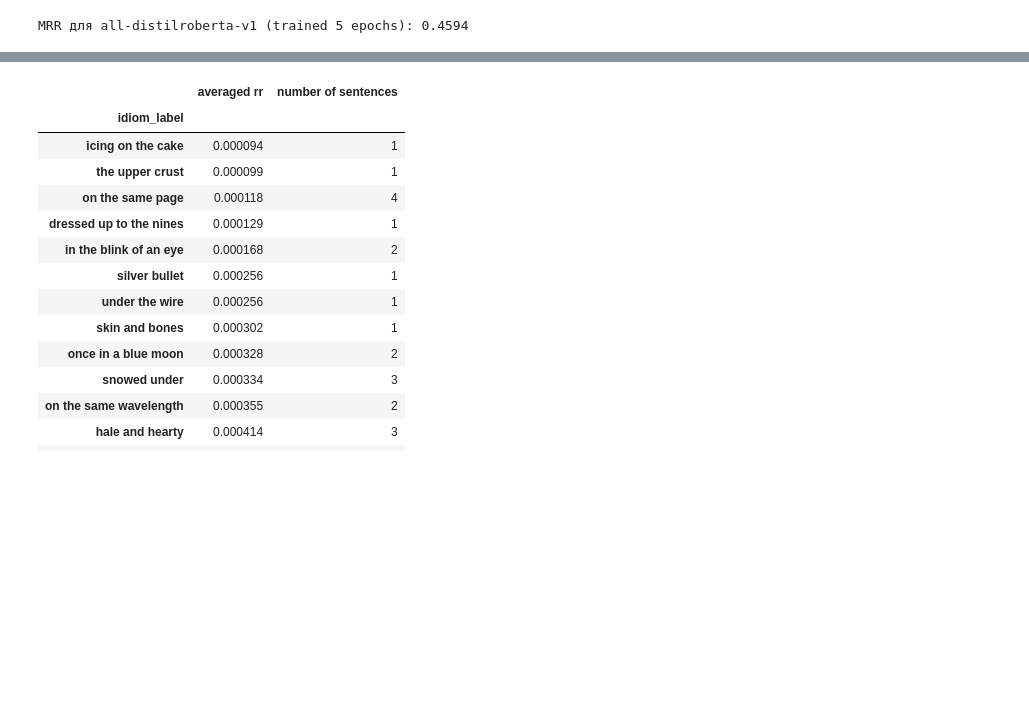
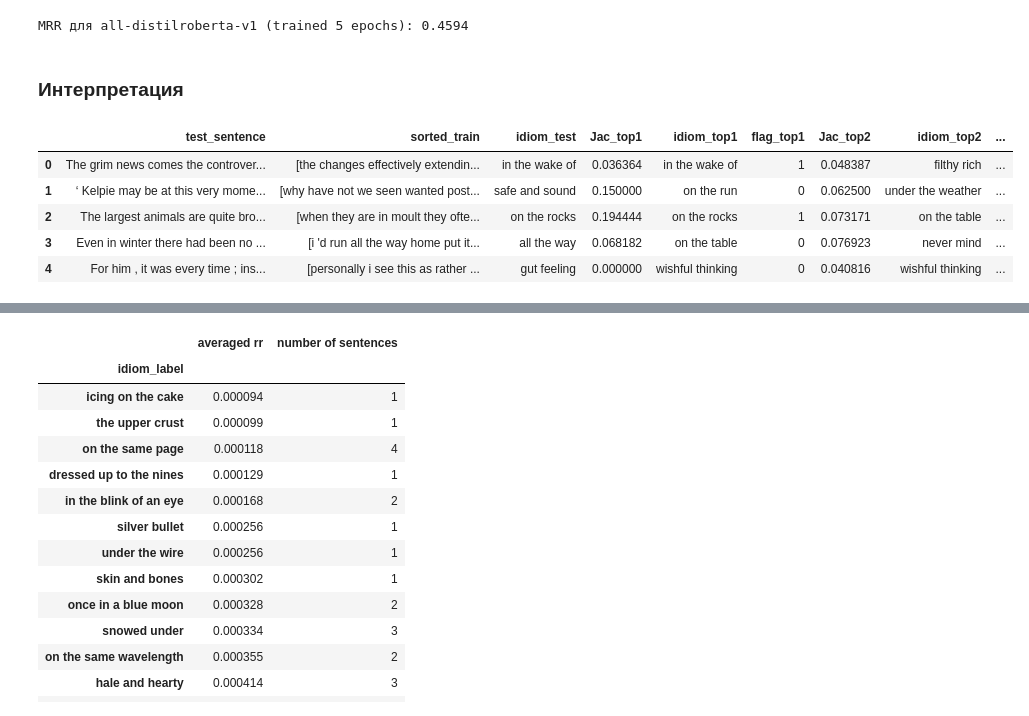
Before and after one commit to archimedes1515/idiom_search, a Jupyter notebook: Idioms_final.ipynb, the cells around one changed output, grey strips where cells are left out. Saved outputs shown, nothing was run; the diff lists cells and outputs as text; code cells hidden in the pictures; blank space fills up the shorter version.

```diff
--- a/Idioms_final.ipynb
+++ b/Idioms_final.ipynb
@@ -1134,3 +1250,5 @@ res_df['rr'] = rr
 print('\nMRR для all-distilroberta-v1 (trained 5 epochs):', round(res_df['rr'].mean(), 4))
 # %% [output]
 MRR для all-distilroberta-v1 (trained 5 epochs): 0.4594
+# %% [markdown]
+### Интерпретация
@@ -1136,0 +1286,9 @@ MRR для all-distilroberta-v1 (trained 5 epochs): 0.4594
+# %%
+interpret_df.head()
+# %% [output]
+|  | test_sentence | sorted_train | idiom_test | Jac_top1 | idiom_top1 | flag_top1 | Jac_top2 | idiom_top2 | ... |
+| 0 | The grim news comes the controver... | [the changes effectively extendin... | in the wake of | 0.036364 | in the wake of | 1 | 0.048387 | filthy rich | ... |
+| 1 | ‘ Kelpie may be at this very mome... | [why have not we seen wanted post... | safe and sound | 0.150000 | on the run | 0 | 0.062500 | under the weather | ... |
+| 2 | The largest animals are quite bro... | [when they are in moult they ofte... | on the rocks | 0.194444 | on the rocks | 1 | 0.073171 | on the table | ... |
+| 3 | Even in winter there had been no ... | [i 'd run all the way home put it... | all the way | 0.068182 | on the table | 0 | 0.076923 | never mind | ... |
+| 4 | For him , it was every time ; ins... | [personally i see this as rather ... | gut feeling | 0.000000 | wishful thinking | 0 | 0.040816 | wishful thinking | ... |
```
Also changed, not shown: parts of 125 cells of this notebook.
